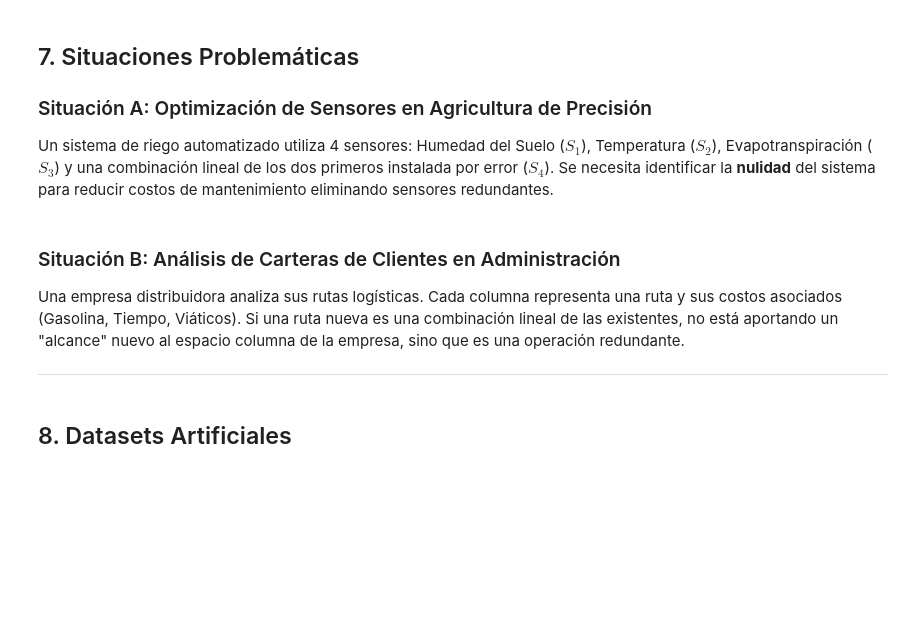
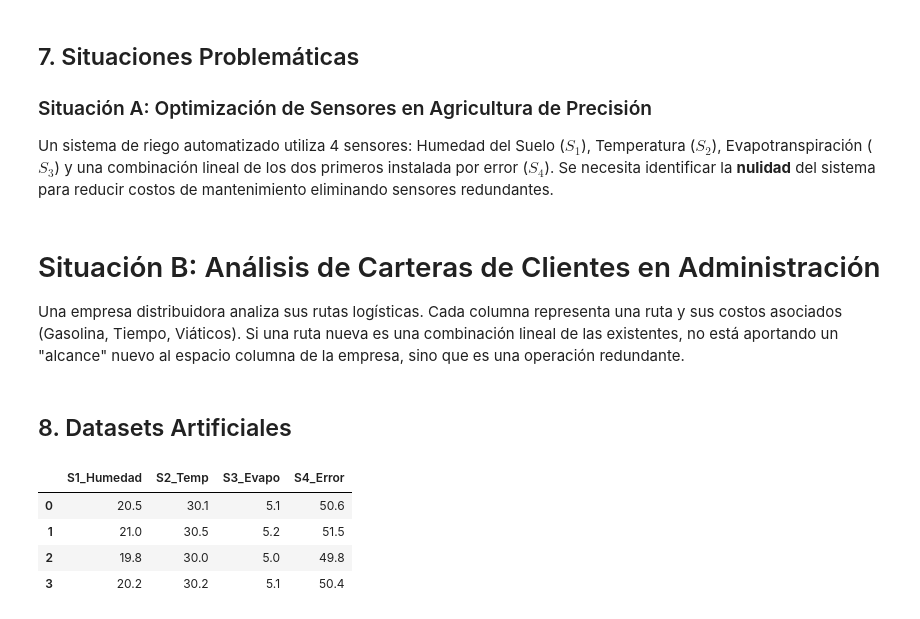
Before and after one commit to marco-canas/linear_algebra, a Jupyter notebook: 3_clases_segun_clara_mejia_laverde/1_cap/6_modulo/06_subespacios_matriz.ipynb, the cells around one changed output. Saved outputs shown, nothing was run; the diff lists cells and outputs as text; code cells hidden in the pictures; blank space fills up the shorter version.

```diff
--- a/3_clases_segun_clara_mejia_laverde/1_cap/6_modulo/06_subespacios_matriz.ipynb
+++ b/3_clases_segun_clara_mejia_laverde/1_cap/6_modulo/06_subespacios_matriz.ipynb
@@ -2744,30 +2774,27 @@ En este módulo, dejamos de ver a la matriz como una simple tabla de datos para
 Un sistema de riego automatizado utiliza 4 sensores: Humedad del Suelo ($S_1$), Temperatura ($S_2$), Evapotranspiración ($S_3$) y una combinación lineal de los dos primeros instalada por error ($S_4$). Se necesita identificar la **nulidad** del sistema para reducir costos de mantenimiento eliminando sensores redundantes.
 # %% [markdown]
 
-### Situación B: Análisis de Carteras de Clientes en Administración
+# Situación B: Análisis de Carteras de Clientes en Administración
 Una empresa distribuidora analiza sus rutas logísticas. Cada columna representa una ruta y sus costos asociados (Gasolina, Tiempo, Viáticos). Si una ruta nueva es una combinación lineal de las existentes, no está aportando un "alcance" nuevo al espacio columna de la empresa, sino que es una operación redundante.
-
----
 # %% [markdown]
 
 ## 8. Datasets Artificiales
 # %%
 import pandas as pd
 import numpy as np
 
 # Dataset A: Sensores (S4 es redundante: S1 + S2)
 data_sensores = {
     'S1_Humedad': [20.5, 21.0, 19.8, 20.2],
     'S2_Temp': [30.1, 30.5, 30.0, 30.2],
     'S3_Evapo': [5.1, 5.2, 5.0, 5.1],
     'S4_Error': [50.6, 51.5, 49.8, 50.4] # S1 + S2
 }
 df_sensores = pd.DataFrame(data_sensores)
-
-# Dataset B: Rutas Logísticas (Ruta 3 es 0.5*R1 + 0.5*R2)
-data_rutas = {
-    'R1_Norte': [100, 10, 5],
-    'R2_Sur': [120, 15, 8],
-    'R3_Mix': [110, 12.5, 6.5]
-}
-df_logistica = pd.DataFrame(data_rutas)
+df_sensores
+# %% [output]
+|  | S1_Humedad | S2_Temp | S3_Evapo | S4_Error |
+| 0 | 20.5 | 30.1 | 5.1 | 50.6 |
+| 1 | 21.0 | 30.5 | 5.2 | 51.5 |
+| 2 | 19.8 | 30.0 | 5.0 | 49.8 |
+| 3 | 20.2 | 30.2 | 5.1 | 50.4 |
```
Also changed, not shown: parts of 34 cells of this notebook, 7 other files.
